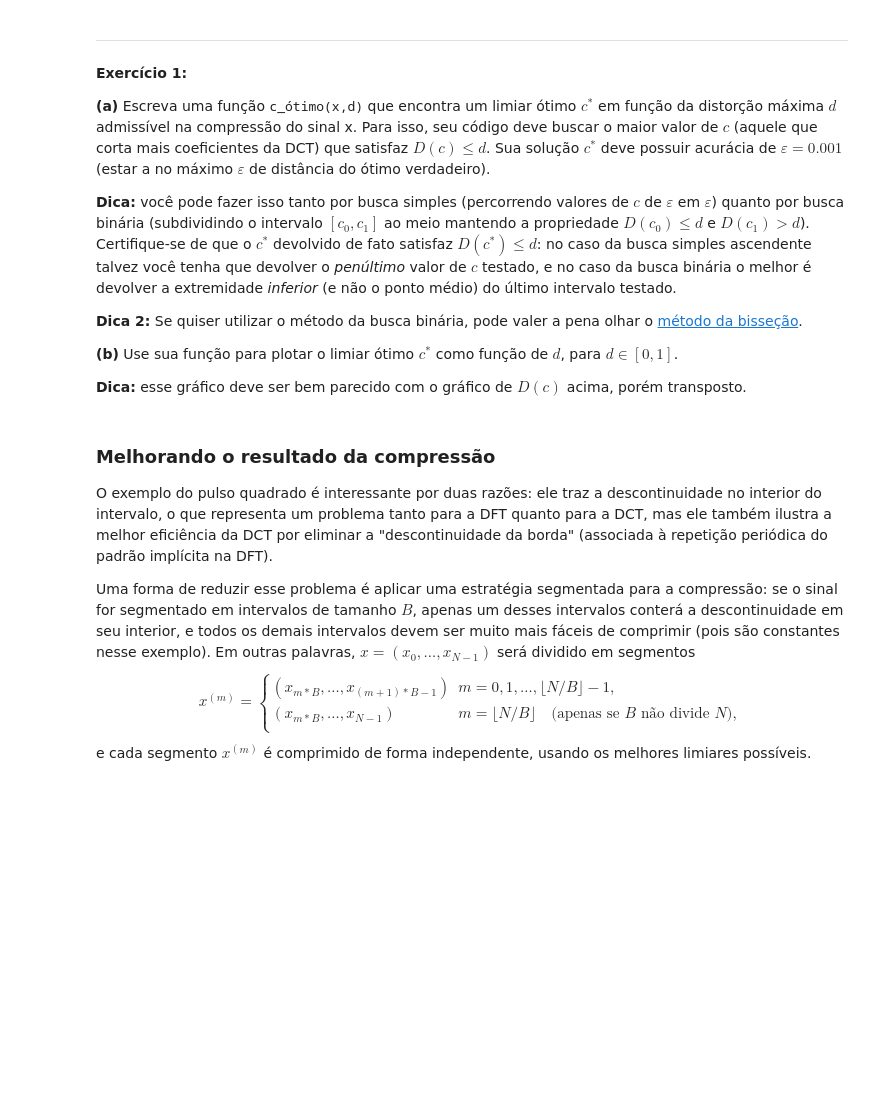
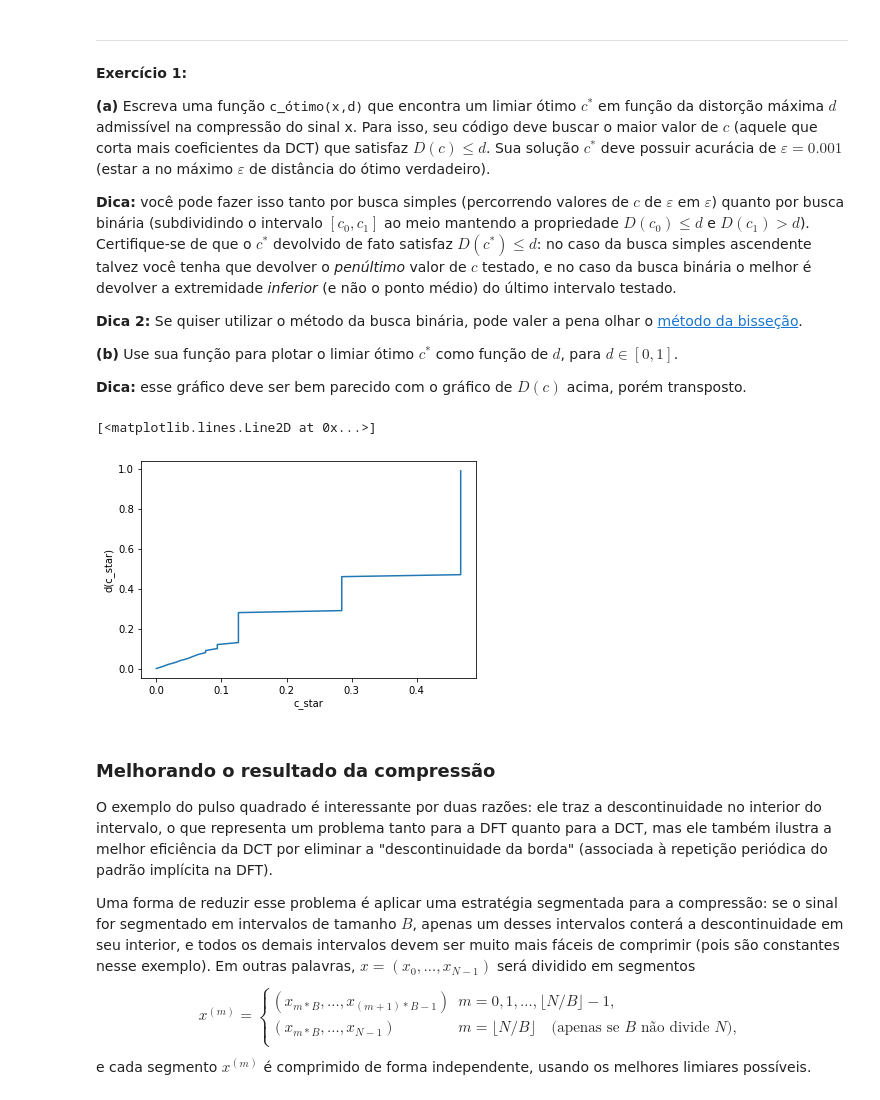
Before and after one commit to cirobr/mac5920-processamento-sinais-digitais, a Jupyter notebook: EP4_2320769.ipynb, the cells around one changed output. Cells and saved outputs as stored; diff of their text form; code cells hidden in the pictures; blank space fills up the shorter version.

```diff
--- a/EP4_2320769.ipynb
+++ b/EP4_2320769.ipynb
@@ -106,3 +104,30 @@ plt.legend();plt.show();
+# %%
+# Resposta do exercício 1a
+def c_otimo(x, d):
+    eps = 0.001
+    c = np.arange(0, 1 + eps, eps)
+    Dc = np.zeros(len(c))
+
+    for i in range(len(c)):
+        Dc[i] = CompDescomp(x, c[i])[2]
+        DcMax = Dc[i]
+        if Dc[i] > d:
+            DcMax = Dc[i-1]
+            break
+
+    return (DcMax)
+# %%
+# Resposta do exercício 1b
+d = np.arange(0, 1, 0.01)
+c_star = np.zeros(len(d))
+for i in range(len(d)):
+    c_star[i] = c_otimo(x, d[i])
+
+plt.xlabel('c_star'); plt.ylabel('d(c_star)')
+plt.plot(c_star, d)
+# %% [output]
+[<matplotlib.lines.Line2D at 0x...>]
+[figure, added]
 # %% [markdown]
 ### Melhorando o resultado da compressão
 
```
Also changed, not shown: parts of 4 cells of this notebook.
